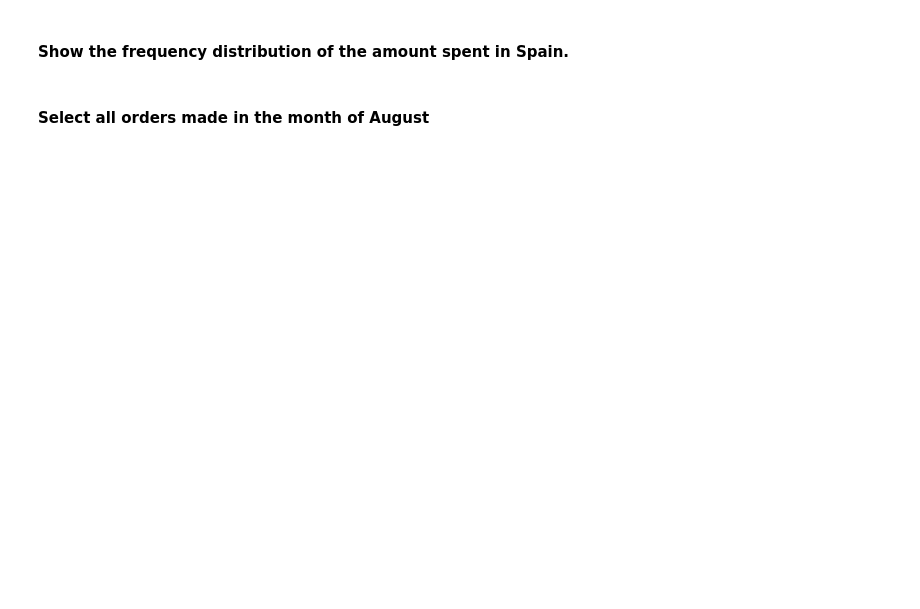
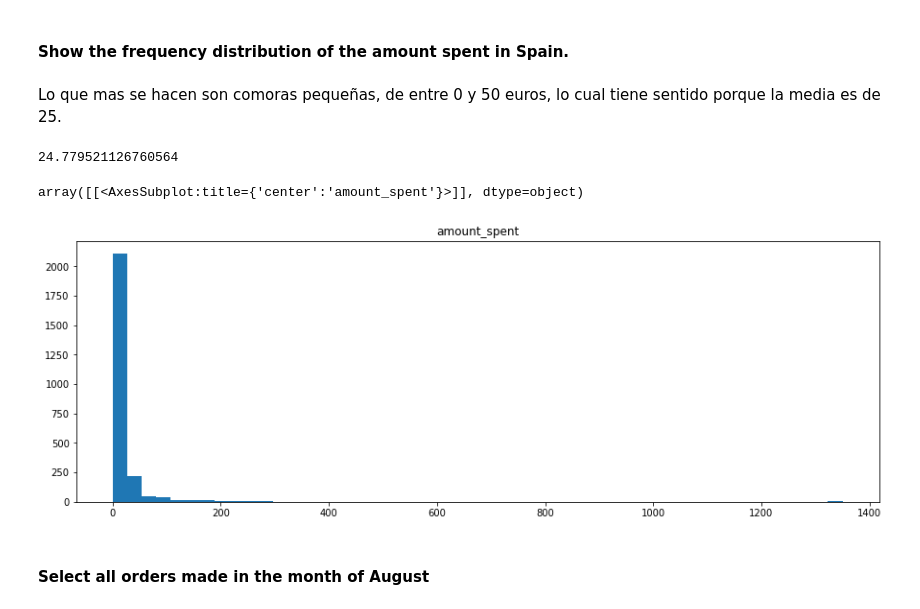
Before and after one commit to ironhack-datalabs/datamad1020, a Jupyter notebook: module-2/lab-subsetting-and-descriptive-stats/your-code/main.ipynb, the cells around one changed output. Saved outputs shown, nothing was run; the diff lists cells and outputs as text; code cells hidden in the pictures; blank space fills up the shorter version.

```diff
--- a/module-2/lab-subsetting-and-descriptive-stats/your-code/main.ipynb
+++ b/module-2/lab-subsetting-and-descriptive-stats/your-code/main.ipynb
@@ -453,2 +531,14 @@ orders.head()
+# %% [markdown]
+Lo que mas se hacen son comoras pequeñas, de entre 0 y 50 euros, lo cual tiene sentido porque la media es de 25.
+# %%
+df = orders[orders.Country == 'Spain']
+df.amount_spent.mean()
+# %% [output]
+24.779521126760564
+# %%
+df.hist(column='amount_spent', grid=False, figsize=(15,5), bins=50)
+# %% [output]
+array([[<AxesSubplot:title={'center':'amount_spent'}>]], dtype=object)
+[figure, added]
 # %% [markdown]
 #### Select all orders made in the month of August
```
Also changed, not shown: parts of 39 cells of this notebook.
